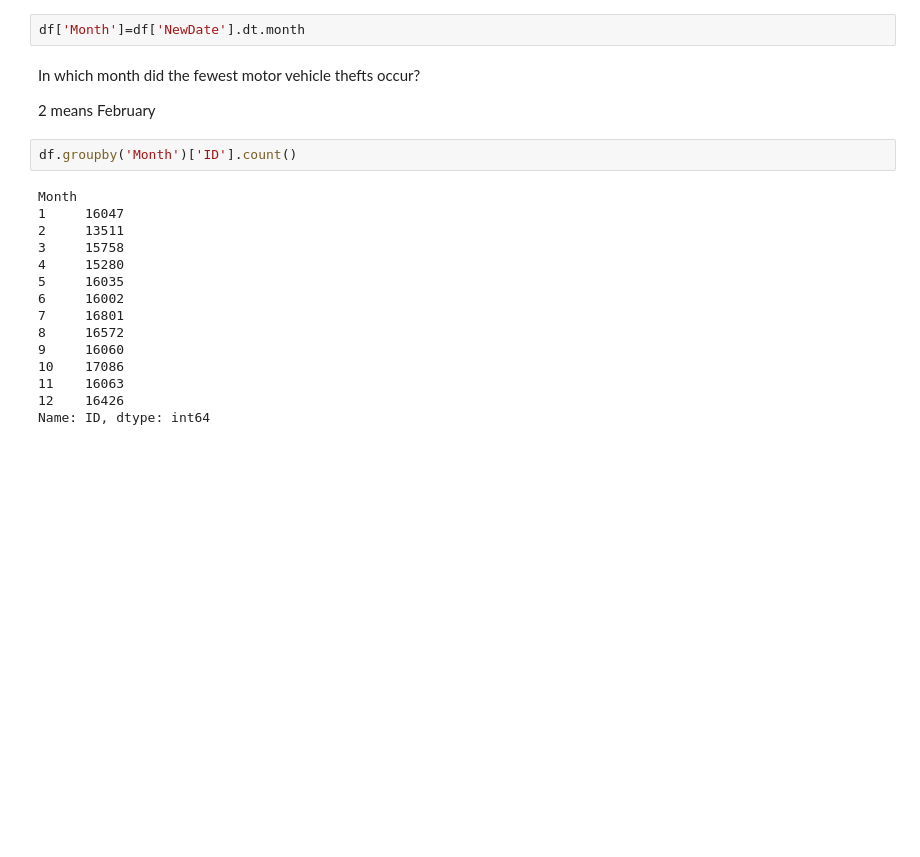
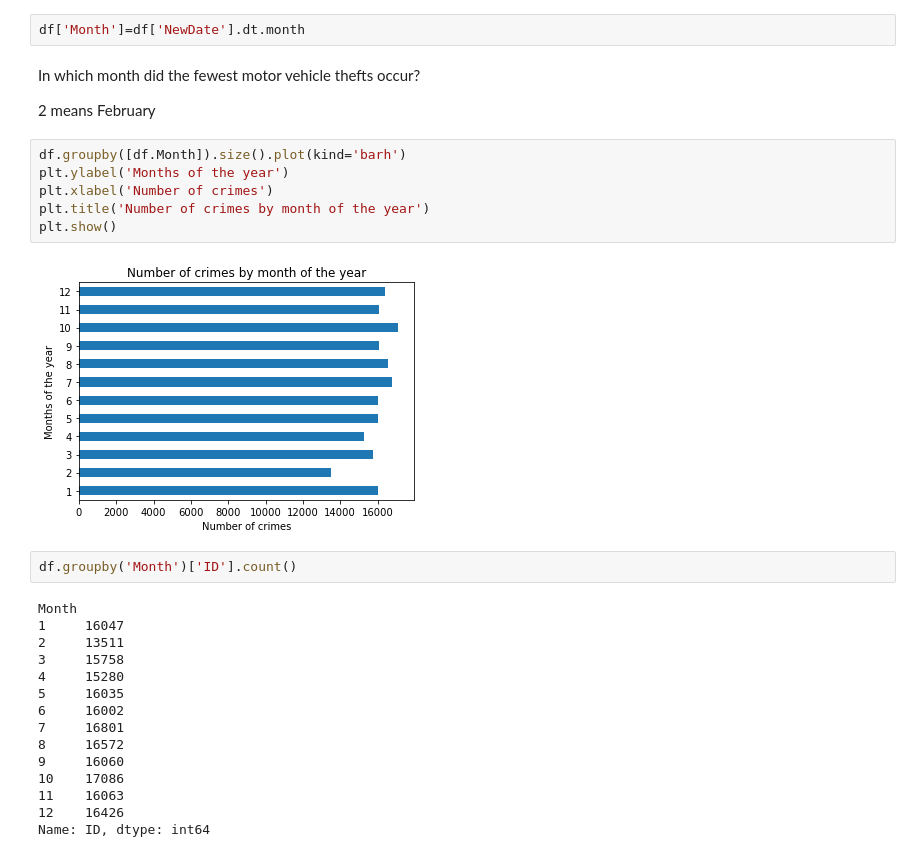
Before and after one commit to realmarcus/RegressionProgramming, a Jupyter notebook: Detective/src/Detective.ipynb, the cells around one changed output. Cells and saved outputs as stored; diff of their text form; blank space fills up the shorter version.

```diff
--- a/Detective/src/Detective.ipynb
+++ b/Detective/src/Detective.ipynb
@@ -136,6 +162,14 @@ df['Month']=df['NewDate'].dt.month
 In which month did the fewest motor vehicle thefts occur?
 
 2 means February
+# %%
+df.groupby([df.Month]).size().plot(kind='barh')
+plt.ylabel('Months of the year')
+plt.xlabel('Number of crimes')
+plt.title('Number of crimes by month of the year')
+plt.show()
+# %% [output]
+[figure, added]
 # %%
 df.groupby('Month')['ID'].count()
 # %% [output]
```
Also changed, not shown: parts of 7 cells of this notebook.
